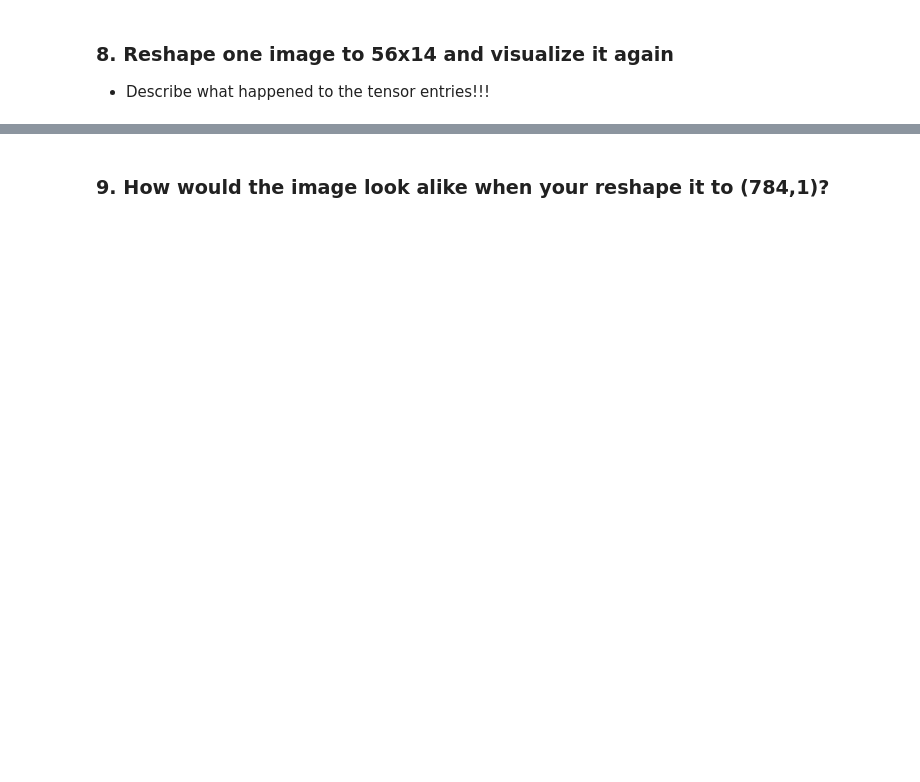
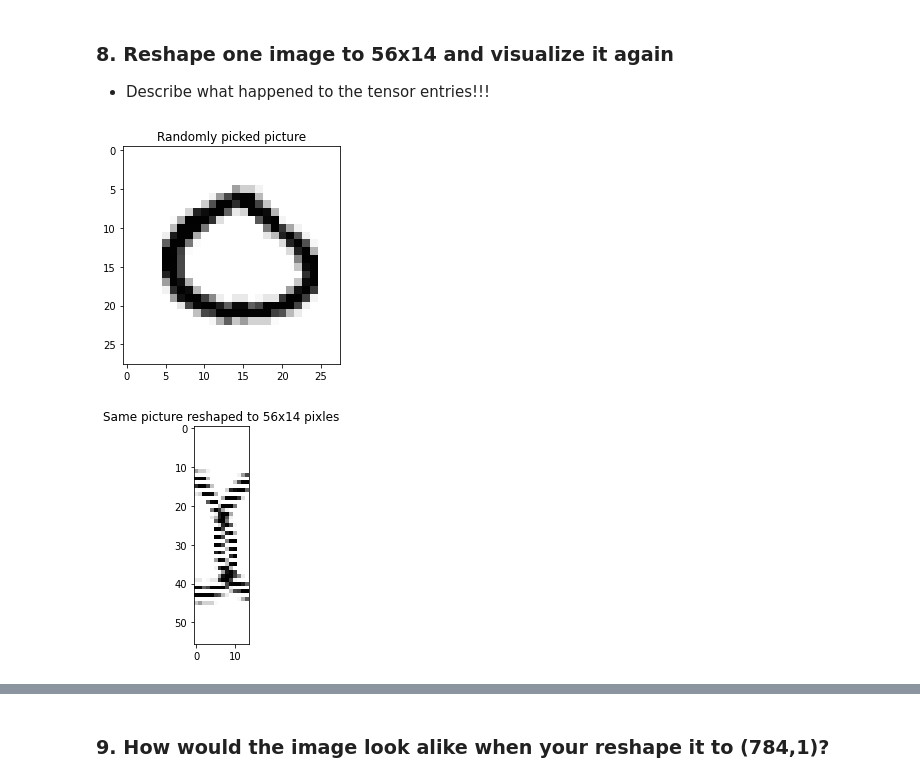
Before and after one commit to jueri/Course-DIS21a.1, a Jupyter notebook: Ex1.TensorBasics.ipynb, the cells around one changed output, grey strips where cells are left out. Saved outputs shown, nothing was run; the diff lists cells and outputs as text; code cells hidden in the pictures; blank space fills up the shorter version.

```diff
--- a/Ex1.TensorBasics.ipynb
+++ b/Ex1.TensorBasics.ipynb
@@ -476,3 +407,16 @@ len(trainimage_picked)
 # %% [markdown]
 ### 8. Reshape one image to 56x14 and visualize it again
 - Describe what happened to the tensor entries!!!
+# %%
+trainimage_picked = train_images[np.random.randint(0,len(train_images))]
+plt.imshow(trainimage_picked, cmap=plt.cm.binary)
+plt.title('Randomly picked picture')
+plt.show()
+
+trainimage_picked = trainimage_picked.reshape((56,14))
+plt.imshow(trainimage_picked, cmap=plt.cm.binary)
+plt.title('Same picture reshaped to 56x14 pixles')
+plt.show()
+# %% [output]
+[figure, added]
+[figure, added]
```
Also changed, not shown: parts of 16 cells of this notebook.
